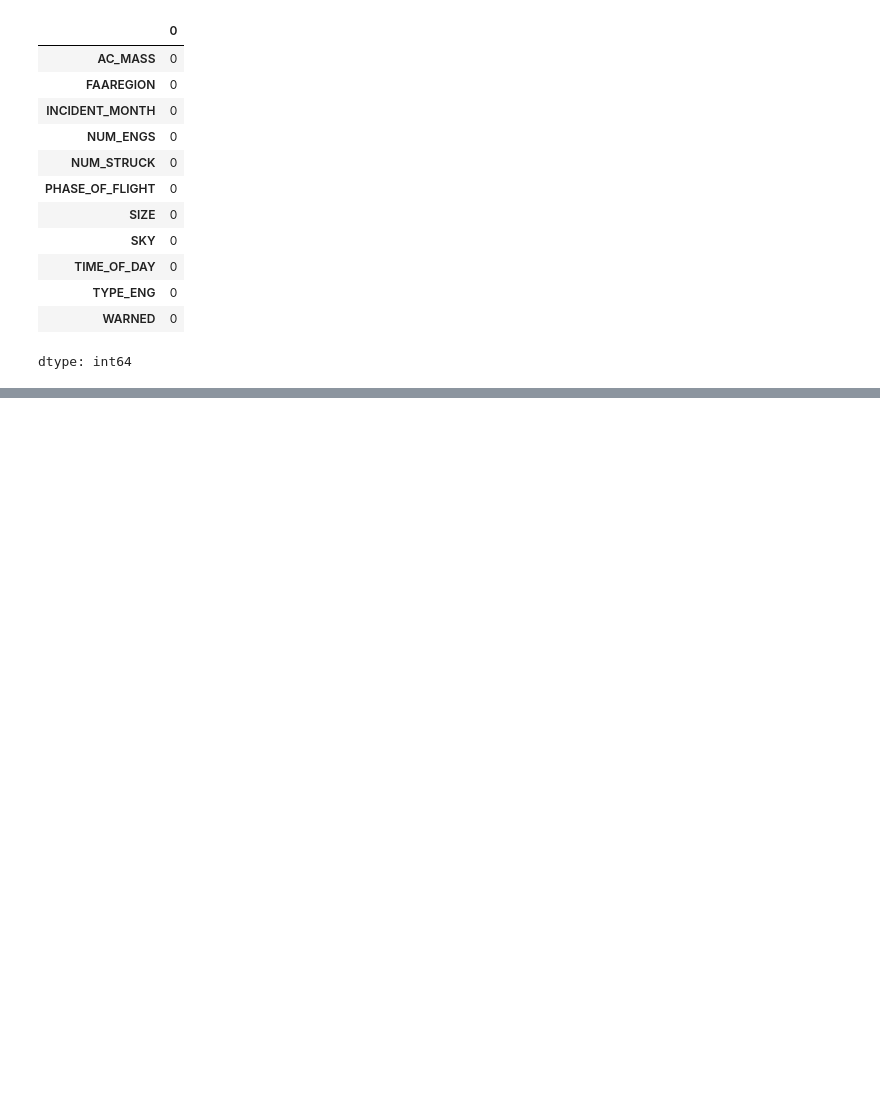
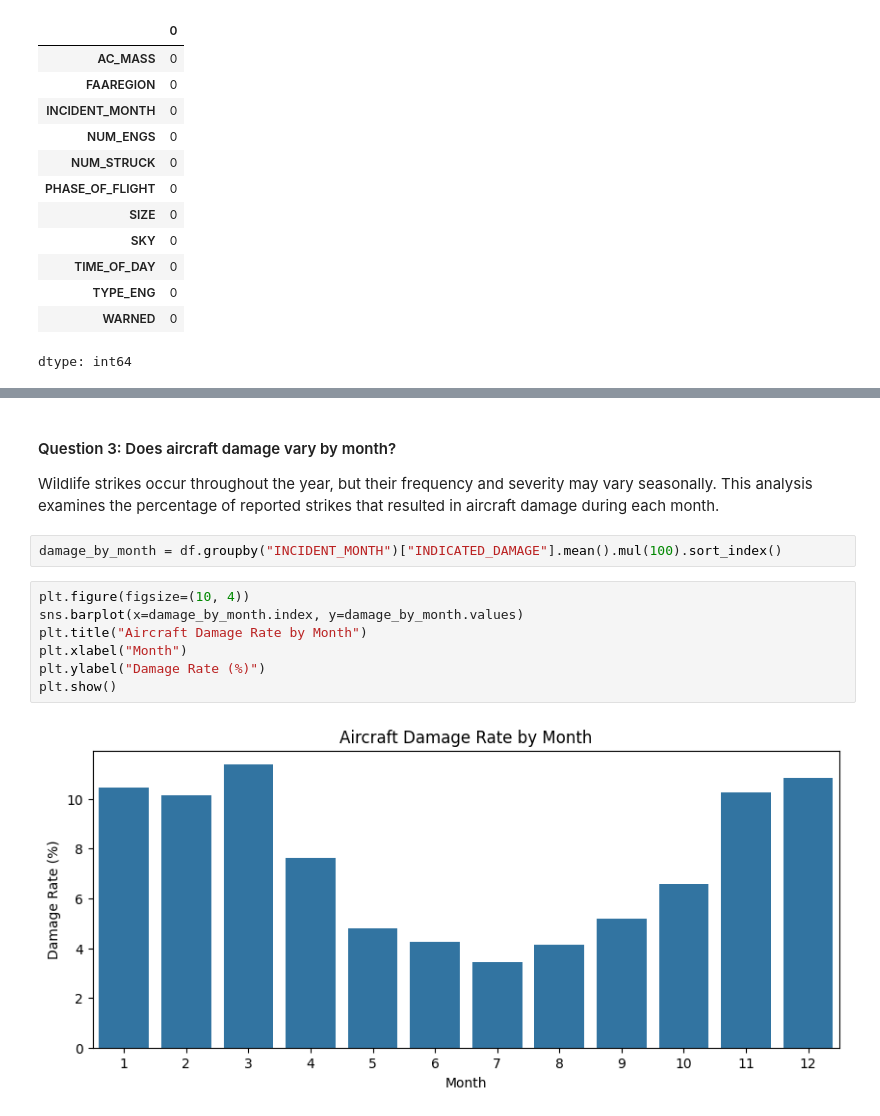
Before and after one commit to annasehgal/final-project-tech-68, a Jupyter notebook: Anna_TECH_68_Machine_learning_for_business_in_Python.ipynb, the cells around one changed output, grey strips where cells are left out. Cells and saved outputs as stored; diff of their text form; blank space fills up the shorter version.

```diff
--- a/Anna_TECH_68_Machine_learning_for_business_in_Python.ipynb
+++ b/Anna_TECH_68_Machine_learning_for_business_in_Python.ipynb
@@ -601,0 +616,15 @@ dtype: int64
+# %% [markdown]
+#### Question 3: Does aircraft damage vary by month?
+
+Wildlife strikes occur throughout the year, but their frequency and severity may vary seasonally. This analysis examines the percentage of reported strikes that resulted in aircraft damage during each month.
+# %%
+damage_by_month = df.groupby("INCIDENT_MONTH")["INDICATED_DAMAGE"].mean().mul(100).sort_index()
+# %%
+plt.figure(figsize=(10, 4))
+sns.barplot(x=damage_by_month.index, y=damage_by_month.values)
+plt.title("Aircraft Damage Rate by Month")
+plt.xlabel("Month")
+plt.ylabel("Damage Rate (%)")
+plt.show()
+# %% [output]
+[figure, added]
```
Also changed, not shown: parts of 44 cells of this notebook.
